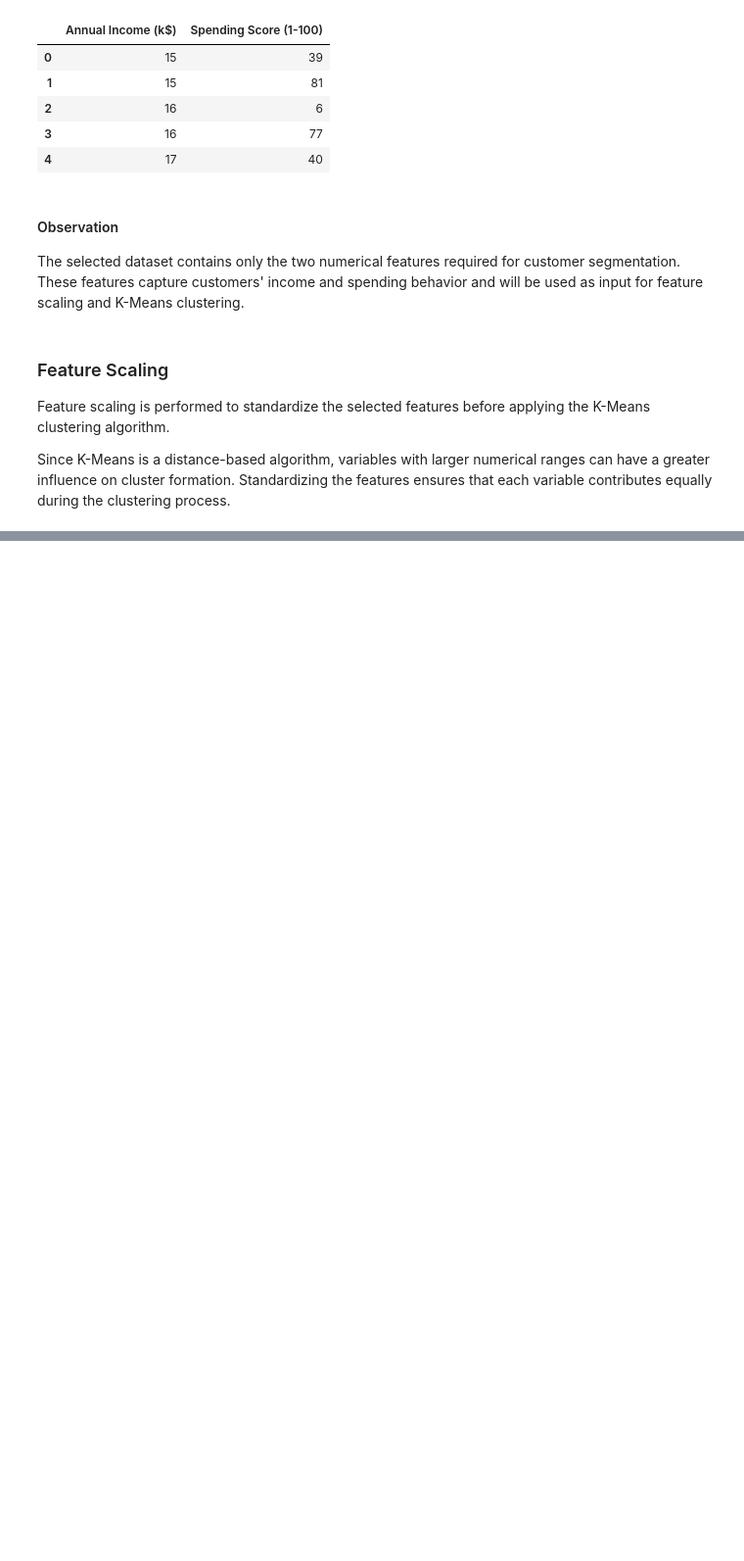
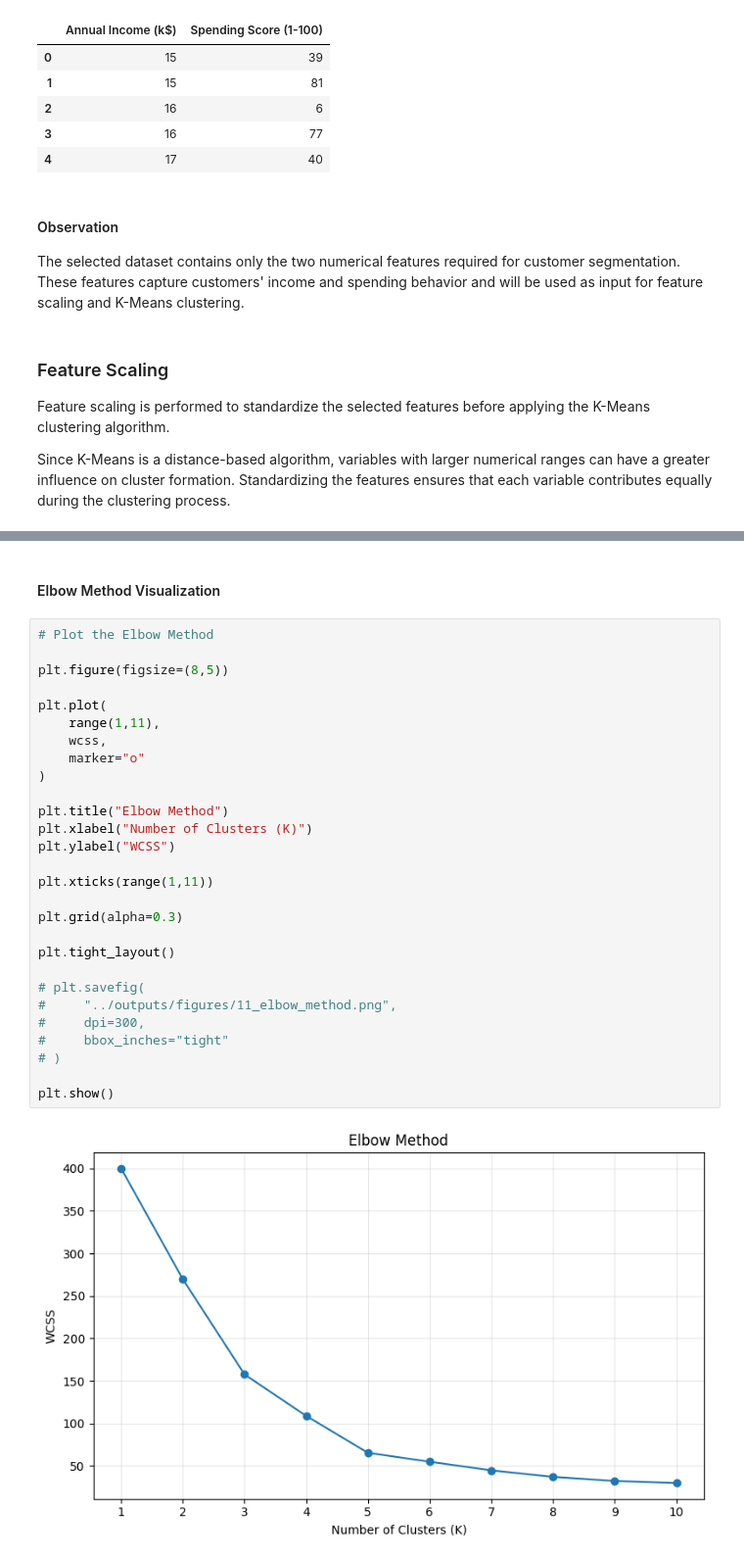
Before and after one commit to huzaifawaheed2/DevelopersHub-Corporation-Advanced-Internship, a Jupyter notebook: Project-02-Customer-Segmentation/notebooks/Customer_Segmentation.ipynb, the cells around one changed output, grey strips where cells are left out. Shown at 98% size. Saved outputs shown, nothing was run; the diff lists cells and outputs as text; blank space fills up the shorter version.

```diff
--- a/Project-02-Customer-Segmentation/notebooks/Customer_Segmentation.ipynb
+++ b/Project-02-Customer-Segmentation/notebooks/Customer_Segmentation.ipynb
@@ -632,0 +680,32 @@ array([[-1.73899919, -0.43480148],
+# %% [markdown]
+#### Elbow Method Visualization
+# %%
+# Plot the Elbow Method
+
+plt.figure(figsize=(8,5))
+
+plt.plot(
+    range(1,11),
+    wcss,
+    marker="o"
+)
+
+plt.title("Elbow Method")
+plt.xlabel("Number of Clusters (K)")
+plt.ylabel("WCSS")
+
+plt.xticks(range(1,11))
+
+plt.grid(alpha=0.3)
+
+plt.tight_layout()
+
+# plt.savefig(
+#     "../outputs/figures/11_elbow_method.png",
+#     dpi=300,
+#     bbox_inches="tight"
+# )
+
+plt.show()
+# %% [output]
+[figure, added]
```
Also changed, not shown: parts of 26 cells of this notebook.
